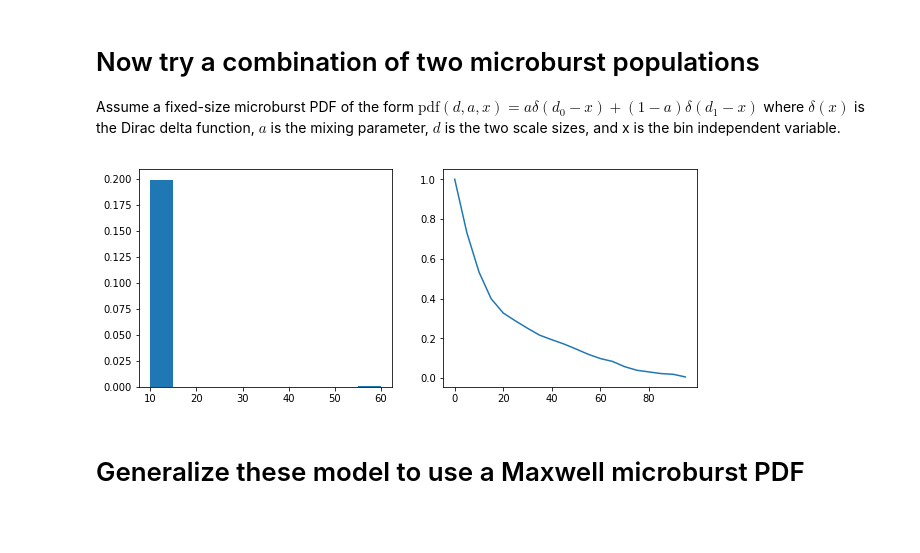
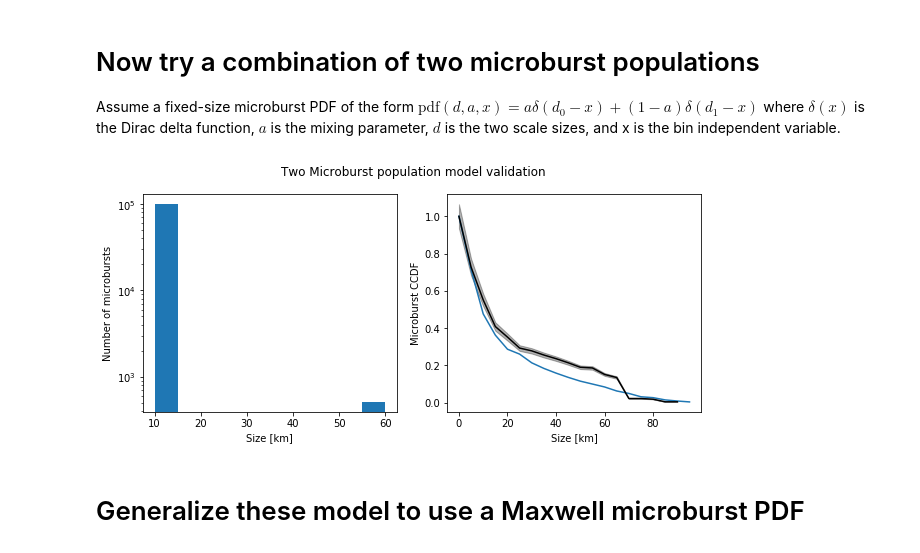
Before and after one commit to mshumko/ac6_microburst_scale_sizes, a Jupyter notebook: models/microburst_scale_size_model.ipynb, the cells around one changed output. Cells and saved outputs as stored; diff of their text form; code cells hidden in the pictures; blank space fills up the shorter version.

Commit message:
Applied the two-microburst size model. Exploring the model parameter space.

```diff
--- a/models/microburst_scale_size_model.ipynb
+++ b/models/microburst_scale_size_model.ipynb
@@ -273,12 +273,20 @@ d = [10, 60]
 # %%
 r_array = np.random.choice(d, size=int(1E5), p=[a, (1-a)])
 cdf_brute_two_population = mc_brute_force(r_array, n_bursts=int(1E5), bins=bins)
-# %%
-_, ax = plt.subplots(1, 2, figsize=(10, 4))
-ax[0].hist(r_array, density=True)
-ax[1].plot(bins, cdf_brute_two_population);
-# %% [output]
-[figure, removed]
+# %%
+_, ax = plt.subplots(1, 2, figsize=(10, 4))
+ax[0].hist(r_array, density=False)
+ax[1].plot(bins, cdf_brute_two_population);
+ax[1].plot(cdf_data['Separation [km]'], cdf_data['CDF'], c='k', label='_nolegend_')
+ax[1].fill_between(cdf_data['Separation [km]'],
+                 cdf_data['CDF']-cdf_data['CDF_std'],
+                 cdf_data['CDF']+cdf_data['CDF_std'],
+                 color='k', alpha=0.3, label='data');
+ax[0].set(yscale='log', xlabel='Size [km]', ylabel='Number of microbursts')
+ax[1].set(xlabel='Size [km]', ylabel='Microburst CCDF')
+plt.suptitle('Two Microburst population model validation');
+# %% [output]
+[figure, added]
 # %% [markdown]
 # Generalize these model to use a Maxwell microburst PDF
 # %%
```
Also changed, not shown: parts of 1 cell of this notebook.
